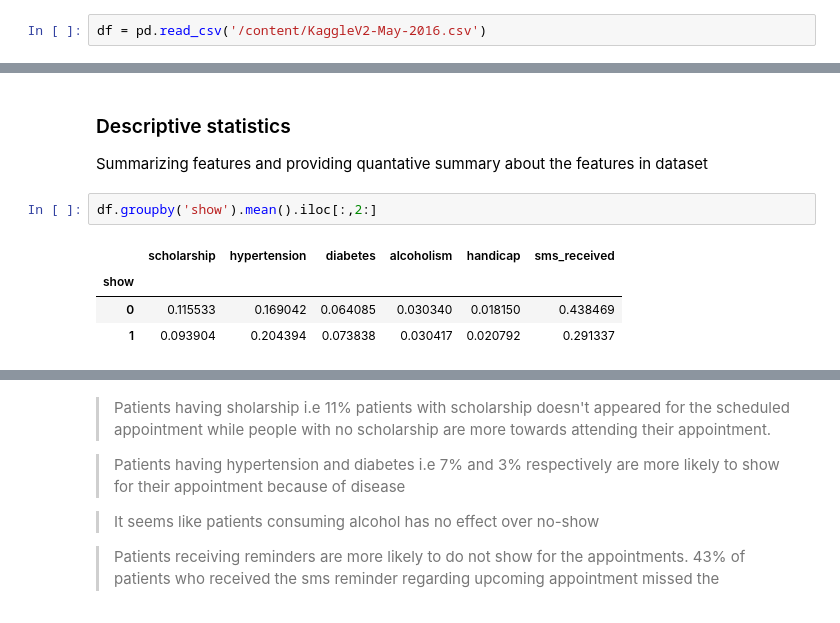
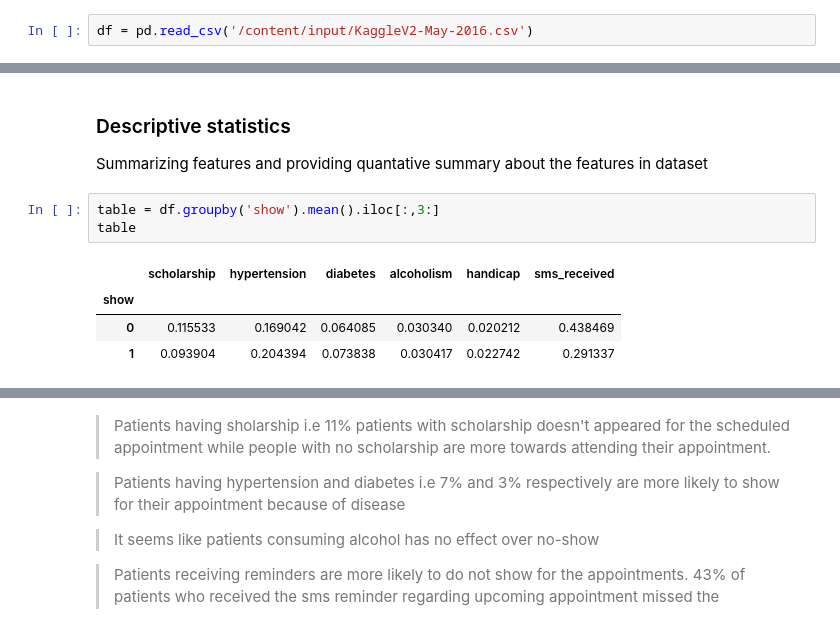
Before and after one commit to dishankkalra23/Medical-Appointment-No-Shows, a Jupyter notebook: Medical_Appointment_No_Shows.ipynb, the cells around one changed output, grey strips where cells are left out. Drawn from its saved outputs; the diff is of its cells as text.

```diff
--- a/Medical_Appointment_No_Shows.ipynb
+++ b/Medical_Appointment_No_Shows.ipynb
@@ -147,7 +146,7 @@ Archive:  noshowappointments.zip
 # %% [markdown]
 # Loading dataset
 # %%
-df = pd.read_csv('/content/KaggleV2-May-2016.csv')
+df = pd.read_csv('/content/input/KaggleV2-May-2016.csv')
 # %%
 df.sample(5)
 # %% [output]
@@ -390,9 +387,10 @@ df.duplicated().sum()
 
 Summarizing features and providing quantative summary about the features in dataset
 # %%
-df.groupby('show').mean().iloc[:,2:]
+table = df.groupby('show').mean().iloc[:,3:]
+table
 # %% [output]
 |  | scholarship | hypertension | diabetes | alcoholism | handicap | sms_received |
 | show |  |  |  |  |  |  |
-| 0 | 0.115533 | 0.169042 | 0.064085 | 0.030340 | 0.018150 | 0.438469 |
-| 1 | 0.093904 | 0.204394 | 0.073838 | 0.030417 | 0.020792 | 0.291337 |
+| 0 | 0.115533 | 0.169042 | 0.064085 | 0.030340 | 0.020212 | 0.438469 |
+| 1 | 0.093904 | 0.204394 | 0.073838 | 0.030417 | 0.022742 | 0.291337 |
```
Also changed, not shown: parts of 64 cells of this notebook.
